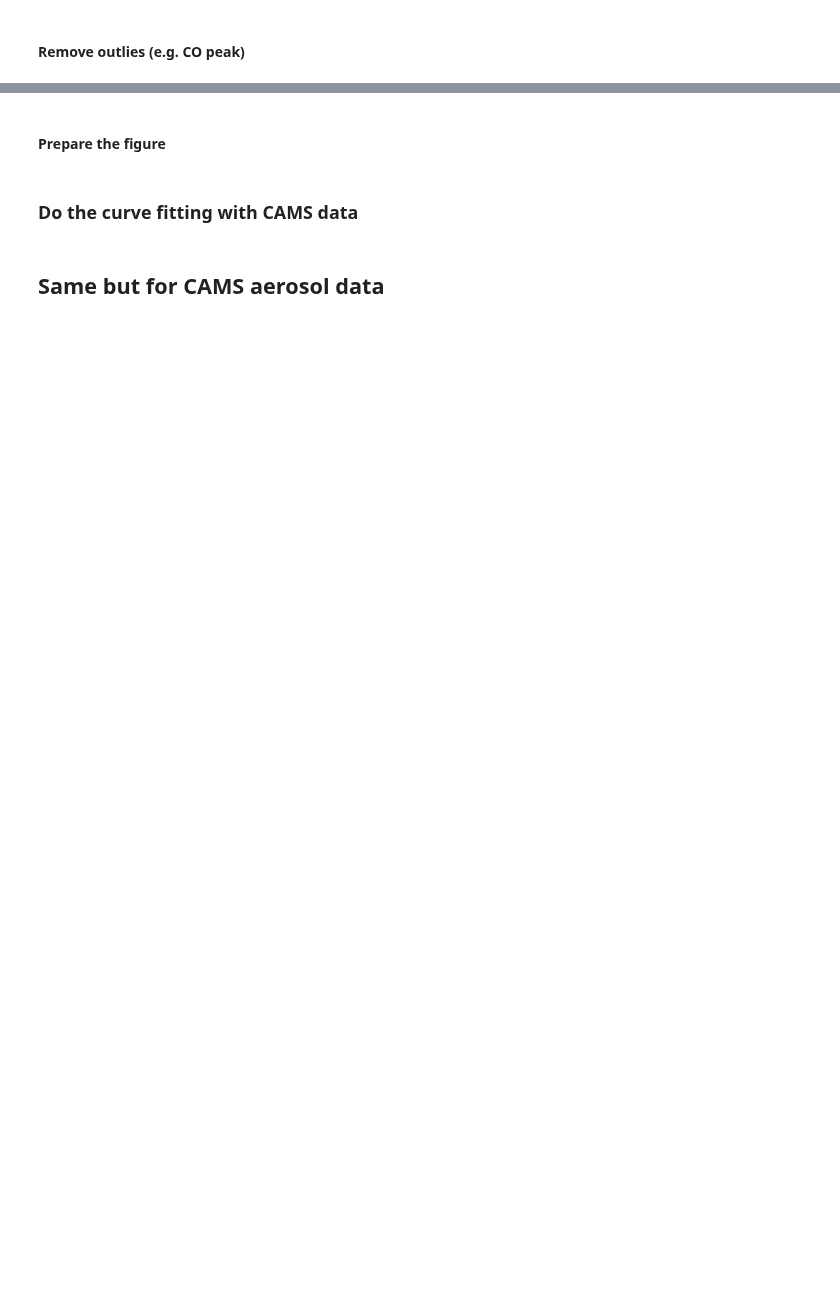
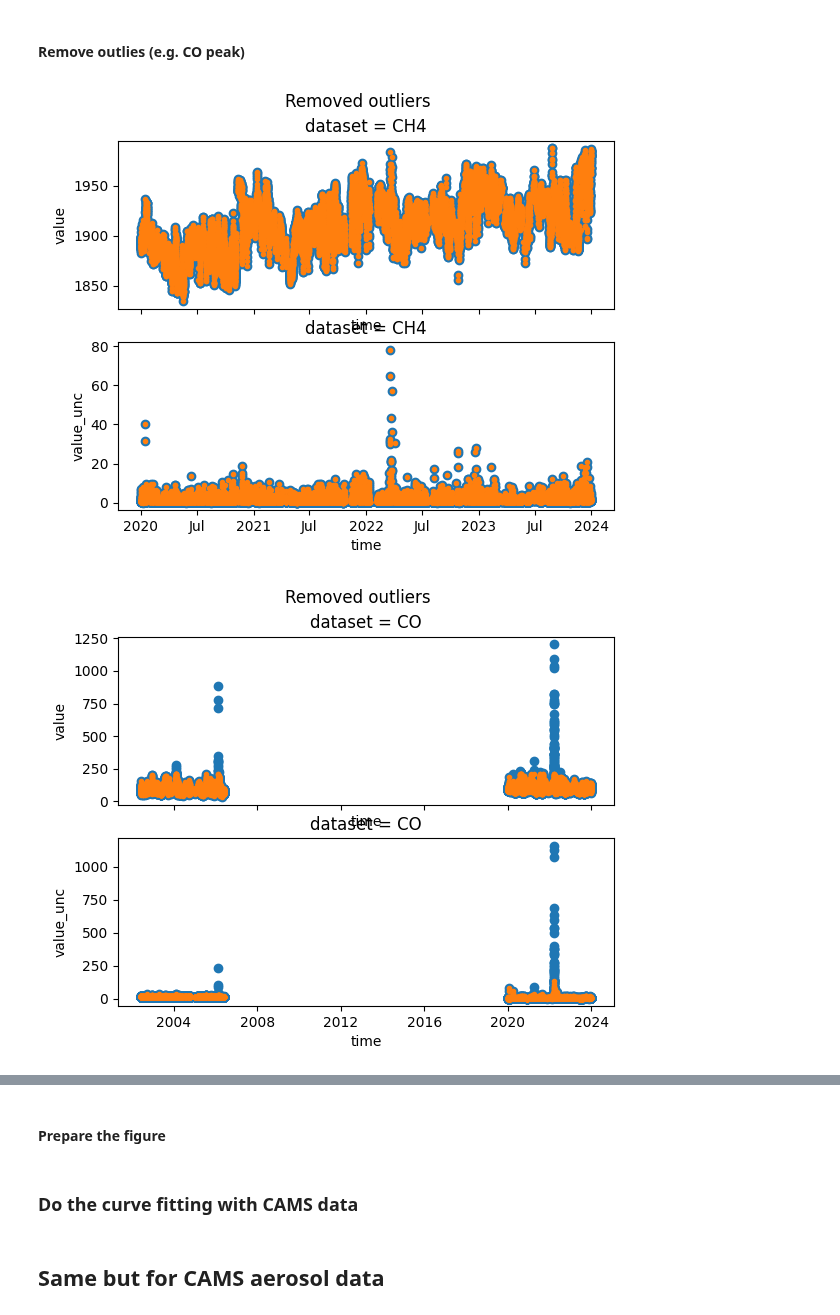
Before and after one commit to MeteoSwiss/gawkenya, a Jupyter notebook: analyses/plotting/plot_curve_fits.ipynb, the cells around one changed output, grey strips where cells are left out. Cells and saved outputs as stored; diff of their text form; code cells hidden in the pictures; blank space fills up the shorter version.

```diff
--- a/analyses/plotting/plot_curve_fits.ipynb
+++ b/analyses/plotting/plot_curve_fits.ipynb
@@ -109,16 +118,24 @@ species_sel = unique_species
 # %%
 # Remove outliers that exceed 10*stdedeviation and 4* the zscore (see )
 ds_all_rem_out = process_data.rem_out(ds_all, std_fac=10, z_threshold=4)
-## plot removed data
+
+## shouldnt it be like this???
+# ds_all_rem_out = ds_all.copy()
+# for ds in species_sel:
+#     print(f"remove outliers for {ds}")
+#     ds_all_rem_out.loc[dict(dataset=ds)] = process_data.rem_out(ds_all.sel(dataset=ds), std_fac=10, z_threshold=4)
+
+# plot removed data
 var = "value"
-
 for s in species_sel:
-
-    f, axs = plt.subplots(2, 1, sharex=True)
-    plt.suptitle("Removed outliers")
+    fig, axs = plt.subplots(2, 1, sharex=True)
+    fig.suptitle("Removed outliers")
     ds_all.sel(dataset=s)[var].plot(ls="", marker="o", ax=axs[0])
     ds_all.sel(dataset=s)[var + "_unc"].plot(ls="", marker="o", ax=axs[1])
     # new data:
     ds_all_rem_out.sel(dataset=s)[var].plot(ls="", marker=".", ax=axs[0])
     ds_all_rem_out.sel(dataset=s)[var + "_unc"].plot(ls="", marker=".", ax=axs[1])
     plt.show()
+# %% [output]
+[figure, added]
+[figure, added]
```
Also changed, not shown: parts of 3 cells of this notebook, 5 other files.
